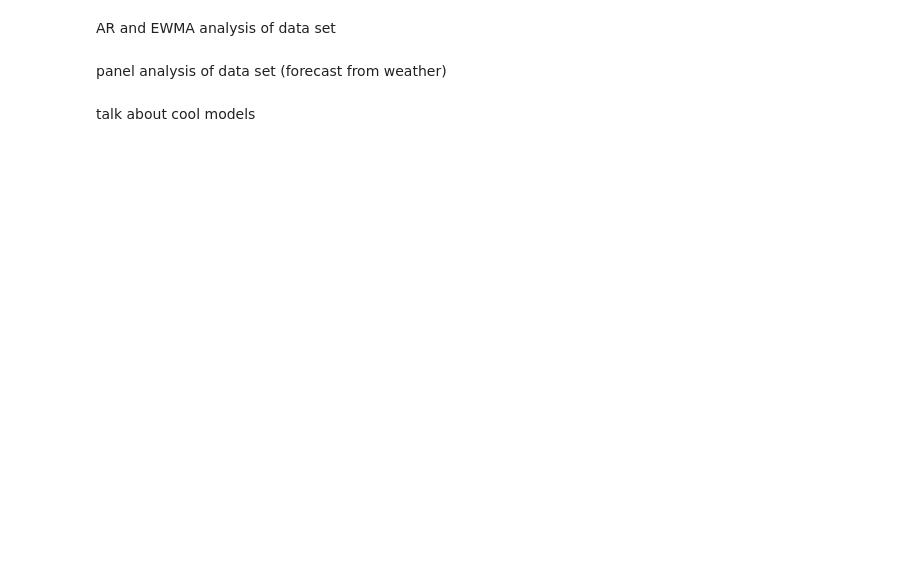
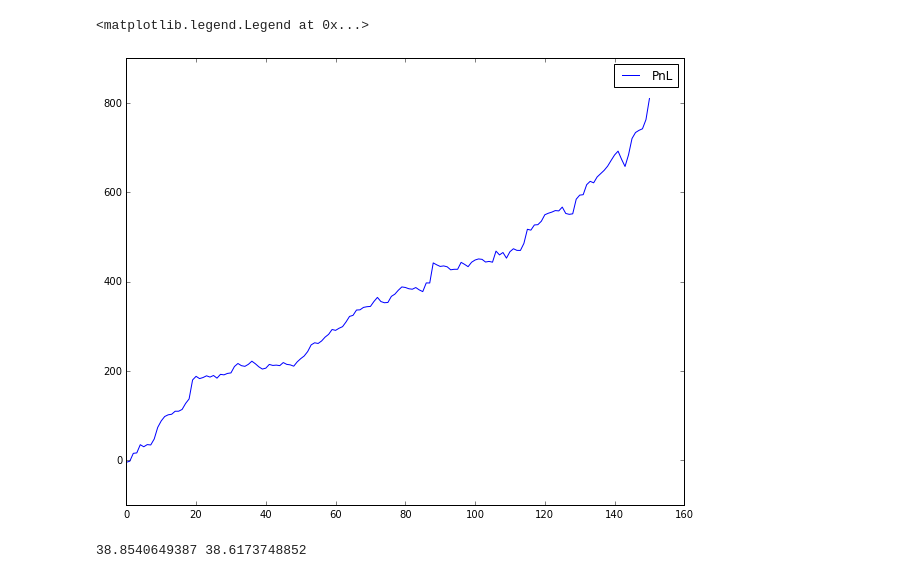
Before and after one commit to adicu/AccessibleML, a Jupyter notebook: 3. Timeseries Regression.ipynb, the cells around one changed output. Drawn from its saved outputs; the diff is of its cells as text; code cells hidden in the pictures; blank space fills up the shorter version.

```diff
--- a/3. Timeseries Regression.ipynb
+++ b/3. Timeseries Regression.ipynb
@@ -83,0 +351,17 @@ results = m.fit(trend='c', disp=True)
+# %%
+exog_data = np.array([daily_df['Actual Max Temp'].values, daily_df['dam_lbmp'].values])
+
+# fit the model on a portion of the data
+k = 250
+m = ARIMA(daily_df['rtm_lbmp'].values[0:k], [1,0,1], exog=np.transpose(exog_data[:,0:k]), dates=daily_df.index.values[0:k])
+results = m.fit(trend='nc', disp=True)
+
+# what does our model predict?
+predicted_prices = results.predict(10, 364, exog=np.transpose(exog_data), dynamic=True)
+# let's see it graphically
+plt.figure(figsize=(10, 8))
+plt.plot(predicted_prices, label='prediction')
+plt.plot(daily_df['rtm_lbmp'].values, label='actual RTM')
+plt.plot(daily_df['dam_lbmp'].values, label='actual DAM')
+
+plt.legend()
@@ -86,2 +390,0 @@ results.summary()
-# %%
-predicted_prices = results.predict(10, 364, exog=daily_df['Actual Min Temp'].values, dynamic=False)
@@ -87,0 +400,21 @@ predicted_prices = results.predict(10, 364, exog=daily_df['Actual Min Temp'].val
+# %%
+# Profit Check
+len(predicted_prices)
+len(daily_df['rtm_lbmp'].values[10:])
+
+print("--- Trading Log ---")
+
+i = 251
+PnL = np.zeros(100)
+while i < 351:
+    #print(predicted_prices[i], daily_df['dam_lbmp'].values[i])
+    if (predicted_prices[i] < daily_df['dam_lbmp'].values[i]) and (daily_df['rtm_lbmp'].values[i+1] < daily_df['dam_lbmp'].values[i]):
+        print("Buy RTM, +", daily_df['dam_lbmp'].values[i] - daily_df['rtm_lbmp'].values[i+1])
+        PnL[i-251] = daily_df['dam_lbmp'].values[i] - daily_df['rtm_lbmp'].values[i+1]
+    elif (predicted_prices[i] > daily_df['dam_lbmp'].values[i]) and (daily_df['rtm_lbmp'].values[i+1] > daily_df['dam_lbmp'].values[i]):
+        print("Buy DAM, +", daily_df['rtm_lbmp'].values[i+1] - daily_df['dam_lbmp'].values[i] )
+        PnL[i-251] = daily_df['rtm_lbmp'].values[i+1] - daily_df['dam_lbmp'].values[i]
+    else:
+        print("Lose $$, -", max(daily_df['rtm_lbmp'].values[i+1] - daily_df['dam_lbmp'].values[i],daily_df['dam_lbmp'].values[i] - daily_df['rtm_lbmp'].values[i+1]))
+        PnL[i-251] = min(daily_df['rtm_lbmp'].values[i+1] - daily_df['dam_lbmp'].values[i],daily_df['dam_lbmp'].values[i] - daily_df['rtm_lbmp'].values[i+1])
+    i = i+1
@@ -88,11 +439,14 @@ predicted_prices = results.predict(10, 364, exog=daily_df['Actual Min Temp'].val
 # %%
+cumPnL = np.cumsum(PnL)
 plt.figure(figsize=(10, 8))
-plt.plot(predicted_prices, label='prediction')
-plt.plot(daily_df['dam_lbmp'].values[10:], label='original')
+plt.plot(cumPnL, label='PnL')
 plt.legend()
+# %% [output]
+<matplotlib.legend.Legend at 0x...>
+[figure, added]
-# %% [markdown]
-AR and EWMA analysis of data set
-# %% [markdown]
-panel analysis of data set (forecast from weather)
-# %% [markdown]
-talk about cool models
+# %%
+avgDAM = sum(daily_df['dam_lbmp'].values)/len(daily_df['dam_lbmp'].values)
+avgRTM = sum(daily_df['rtm_lbmp'].values[1:])/len(daily_df['rtm_lbmp'].values[1:])
+print(avgDAM, avgRTM)
+# %% [output]
+38.8540649387 38.6173748852
```
Also changed, not shown: parts of 51 cells of this notebook.
